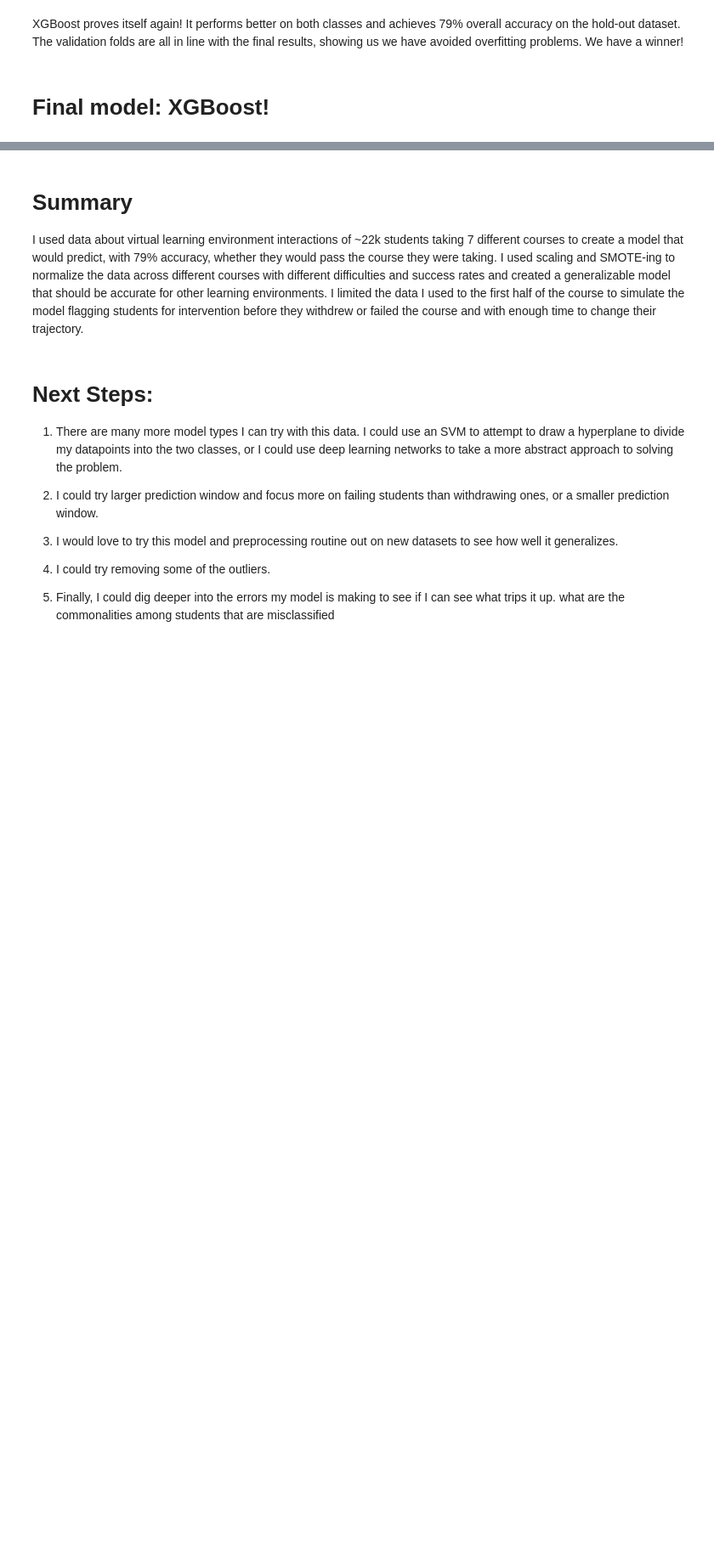
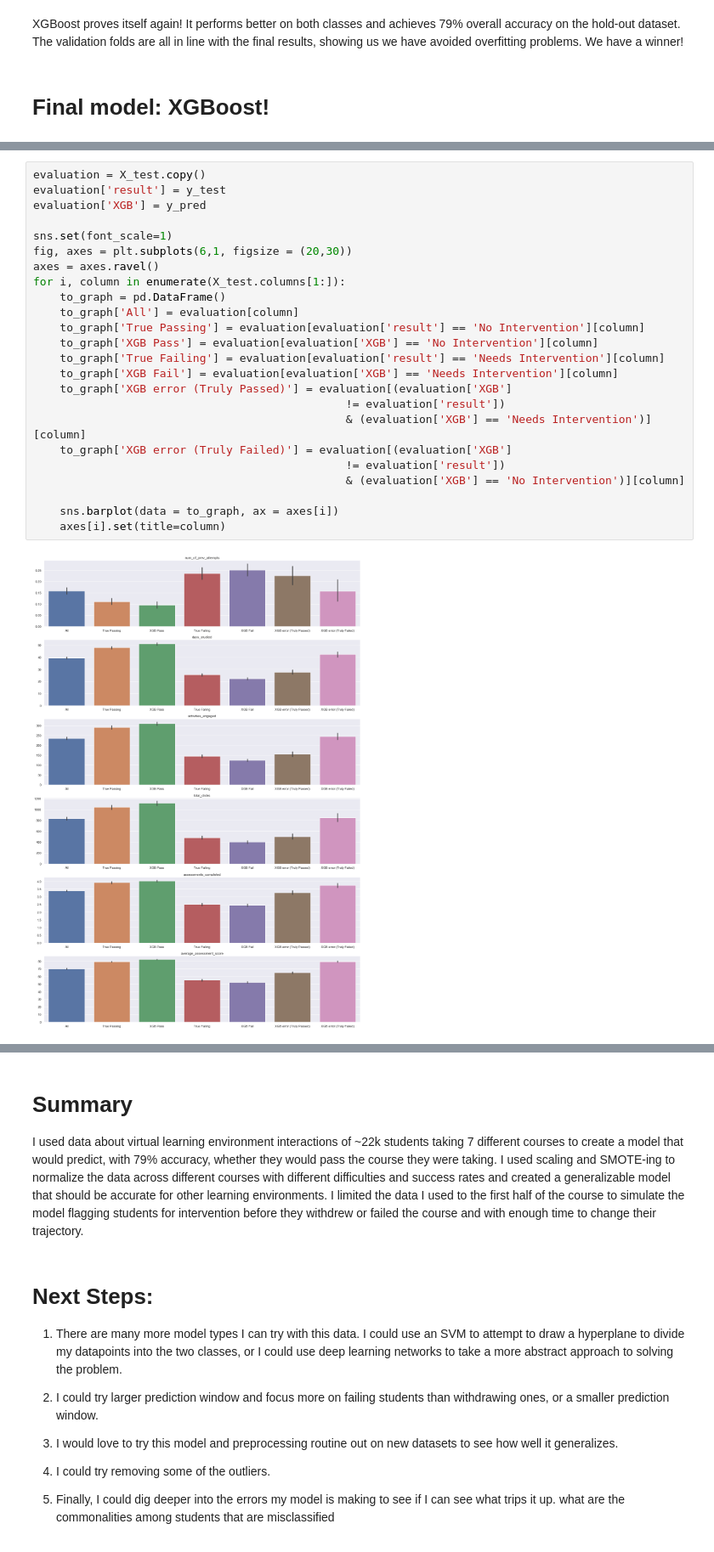
Before and after one commit to Caellwyn/ou_student_predictions, a Jupyter notebook: report/report_notebook.ipynb, the cells around one changed output, grey strips where cells are left out. Shown at 85% size. Saved outputs shown, nothing was run; the diff lists cells and outputs as text; blank space fills up the shorter version.

```diff
--- a/report/report_notebook.ipynb
+++ b/report/report_notebook.ipynb
@@ -418,0 +429,26 @@ XGBoost proves itself again!  It performs better on both classes and achieves 79
+# %%
+evaluation = X_test.copy()
+evaluation['result'] = y_test
+evaluation['XGB'] = y_pred
+
+sns.set(font_scale=1)
+fig, axes = plt.subplots(6,1, figsize = (20,30))
+axes = axes.ravel()
+for i, column in enumerate(X_test.columns[1:]):
+    to_graph = pd.DataFrame()
+    to_graph['All'] = evaluation[column]
+    to_graph['True Passing'] = evaluation[evaluation['result'] == 'No Intervention'][column]
+    to_graph['XGB Pass'] = evaluation[evaluation['XGB'] == 'No Intervention'][column]
+    to_graph['True Failing'] = evaluation[evaluation['result'] == 'Needs Intervention'][column]
+    to_graph['XGB Fail'] = evaluation[evaluation['XGB'] == 'Needs Intervention'][column]
+    to_graph['XGB error (Truly Passed)'] = evaluation[(evaluation['XGB']
+                                               != evaluation['result'])
+                                               & (evaluation['XGB'] == 'Needs Intervention')][column]
+    to_graph['XGB error (Truly Failed)'] = evaluation[(evaluation['XGB']
+                                               != evaluation['result'])
+                                               & (evaluation['XGB'] == 'No Intervention')][column]
+
+    sns.barplot(data = to_graph, ax = axes[i])
+    axes[i].set(title=column)
+# %% [output]
+[figure, added]
```
Also changed, not shown: parts of 7 cells of this notebook, 7 other files.
